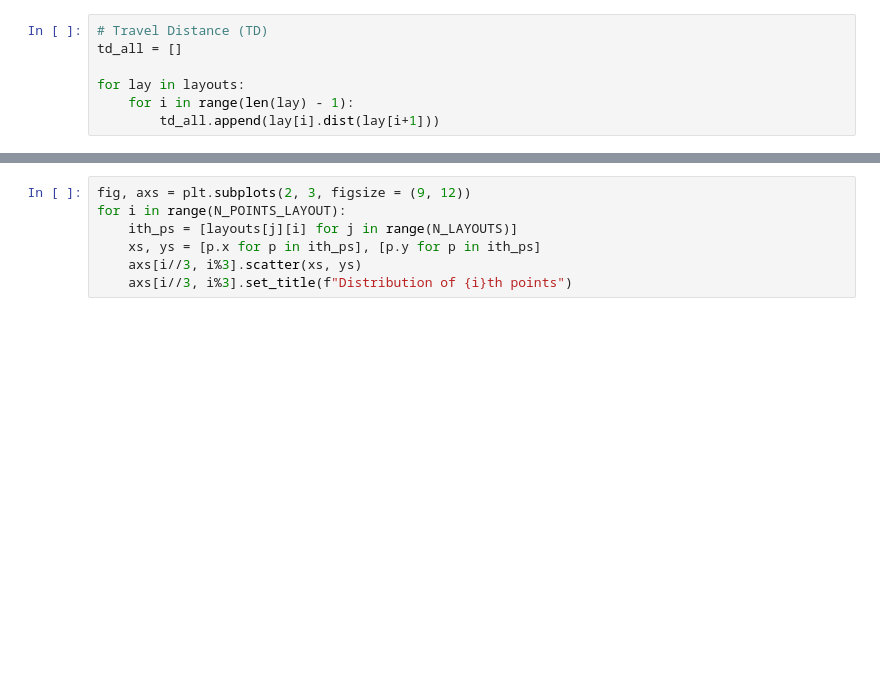
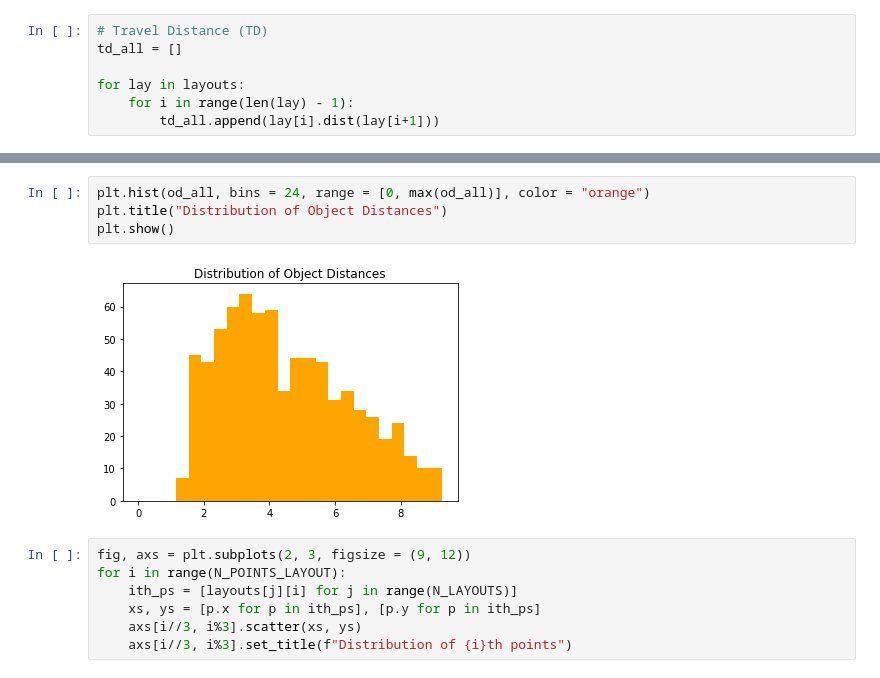
Before and after one commit to huffman-spatial-cognition-lab/Landmarks, a Jupyter notebook: pythonTrialConfiguration/v3.ipynb, the cells around one changed output, grey strips where cells are left out. Saved outputs shown, nothing was run; the diff lists cells and outputs as text; blank space fills up the shorter version.

```diff
--- a/pythonTrialConfiguration/v3.ipynb
+++ b/pythonTrialConfiguration/v3.ipynb
@@ -153,3 +165,9 @@ plt.show()
+# %%
+plt.hist(od_all, bins = 24, range = [0, max(od_all)], color = "orange")
+plt.title("Distribution of Object Distances")
+plt.show()
+# %% [output]
+[figure, added]
 # %%
 fig, axs = plt.subplots(2, 3, figsize = (9, 12))
 for i in range(N_POINTS_LAYOUT):
```
Also changed, not shown: parts of 2 cells of this notebook.
